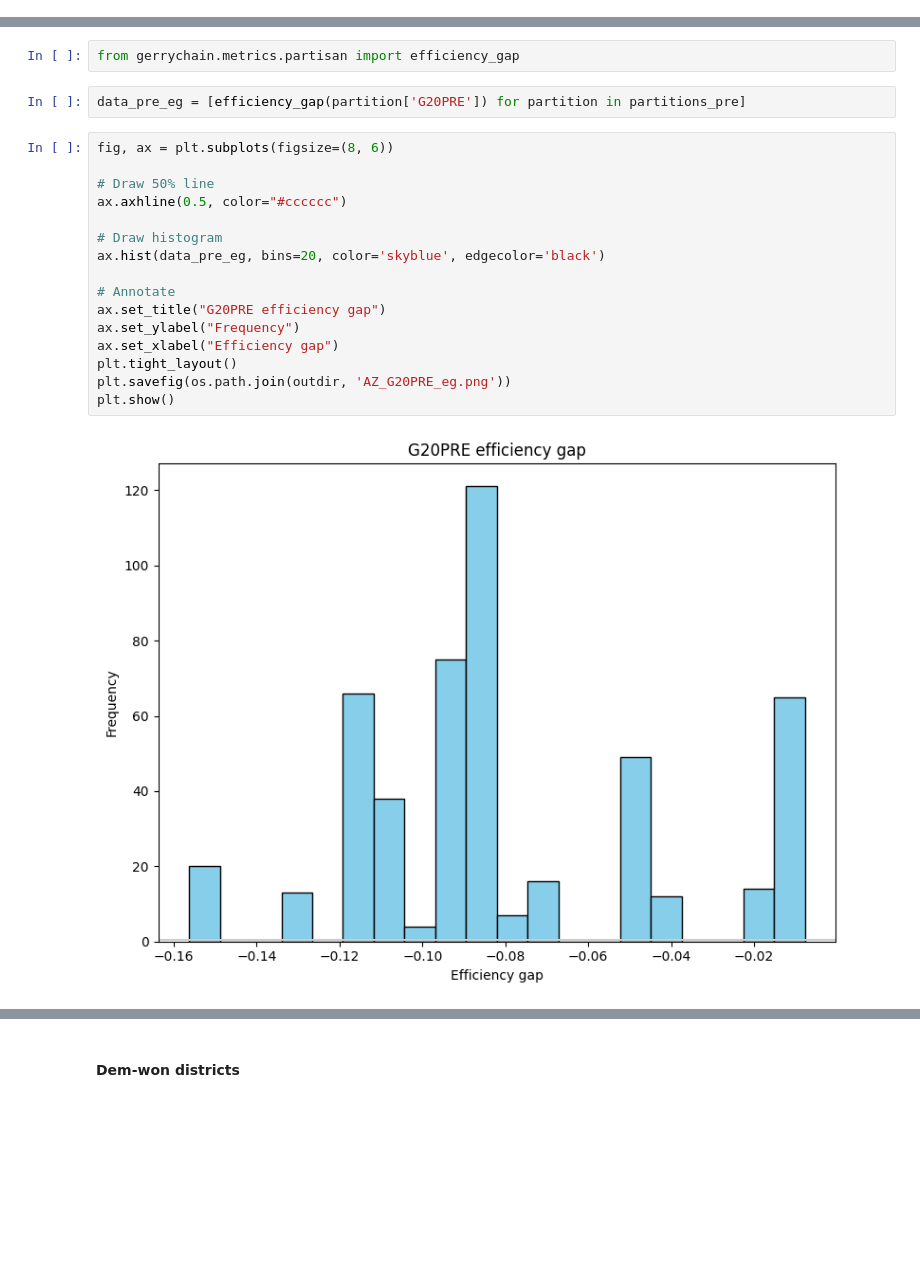
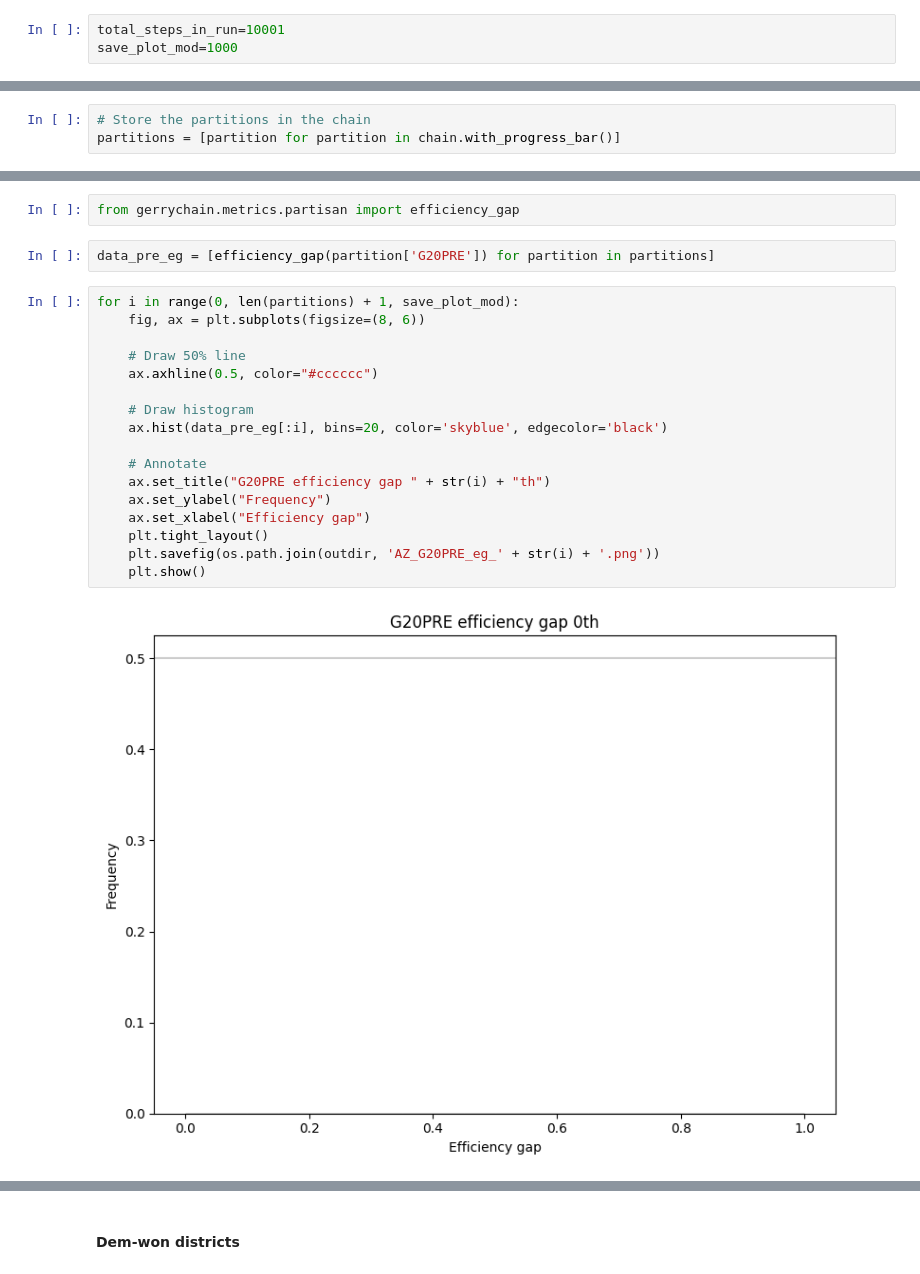
Before and after one commit to shenghungKuan/arizona-redistricting, a Jupyter notebook: api/AZ_recom.ipynb, the cells around one changed output, grey strips where cells are left out. Cells and saved outputs as stored; diff of their text form; blank space fills up the shorter version.

Commit message:
Prepare running the markov chain

```diff
--- a/api/AZ_recom.ipynb
+++ b/api/AZ_recom.ipynb
@@ -32,3 +28,6 @@ save_district_plot_mod=100
+# %%
+total_steps_in_run=10001
+save_plot_mod=1000
 # %%
 os.makedirs(outdir, exist_ok=True)
 graph = Graph.from_file("../data/AZ_shapefile/AZ.shp")
@@ -83,5 +82,8 @@ chain = MarkovChain(
     )
 # %% [markdown]
 ## Running the chain
+# %%
+# Store the partitions in the chain
+partitions = [partition for partition in chain.with_progress_bar()]
 # %% [markdown]
 ### The presidential
@@ -93,22 +92,23 @@ partitions_pre = [partition for partition in chain.with_progress_bar()]
 # %%
 from gerrychain.metrics.partisan import efficiency_gap
 # %%
-data_pre_eg = [efficiency_gap(partition['G20PRE']) for partition in partitions_pre]
+data_pre_eg = [efficiency_gap(partition['G20PRE']) for partition in partitions]
 # %%
-fig, ax = plt.subplots(figsize=(8, 6))
+for i in range(0, len(partitions) + 1, save_plot_mod):
+    fig, ax = plt.subplots(figsize=(8, 6))
 
-# Draw 50% line
-ax.axhline(0.5, color="#cccccc")
+    # Draw 50% line
+    ax.axhline(0.5, color="#cccccc")
 
-# Draw histogram
-ax.hist(data_pre_eg, bins=20, color='skyblue', edgecolor='black')
+    # Draw histogram
+    ax.hist(data_pre_eg[:i], bins=20, color='skyblue', edgecolor='black')
 
-# Annotate
-ax.set_title("G20PRE efficiency gap")
-ax.set_ylabel("Frequency")
-ax.set_xlabel("Efficiency gap")
-plt.tight_layout()
-plt.savefig(os.path.join(outdir, 'AZ_G20PRE_eg.png'))
-plt.show()
+    # Annotate
+    ax.set_title("G20PRE efficiency gap " + str(i) + "th")
+    ax.set_ylabel("Frequency")
+    ax.set_xlabel("Efficiency gap")
+    plt.tight_layout()
+    plt.savefig(os.path.join(outdir, 'AZ_G20PRE_eg_' + str(i) + '.png'))
+    plt.show()
 # %% [output]
-[figure, old version]
+[figure, new version]
```
Also changed, not shown: parts of 23 cells of this notebook.
